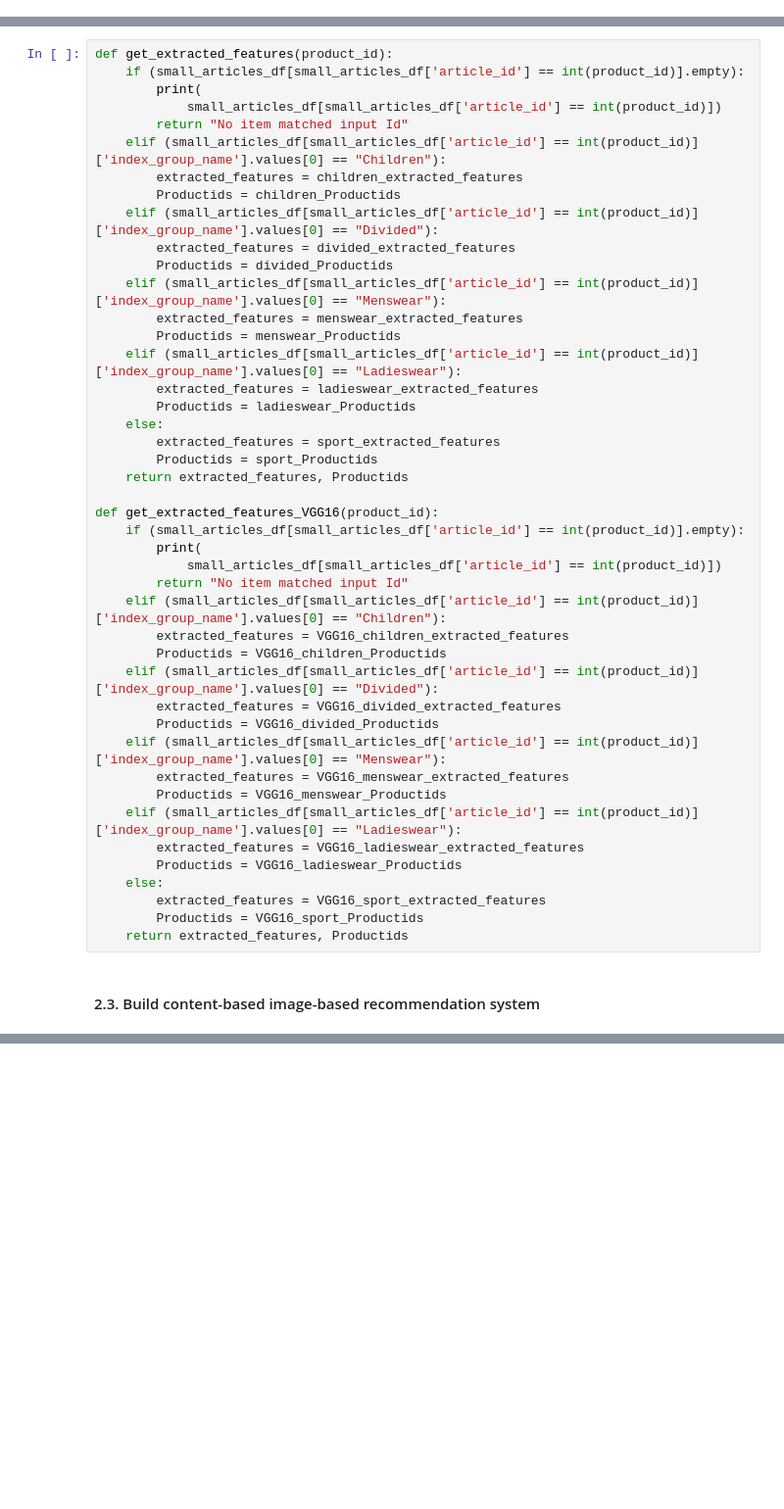
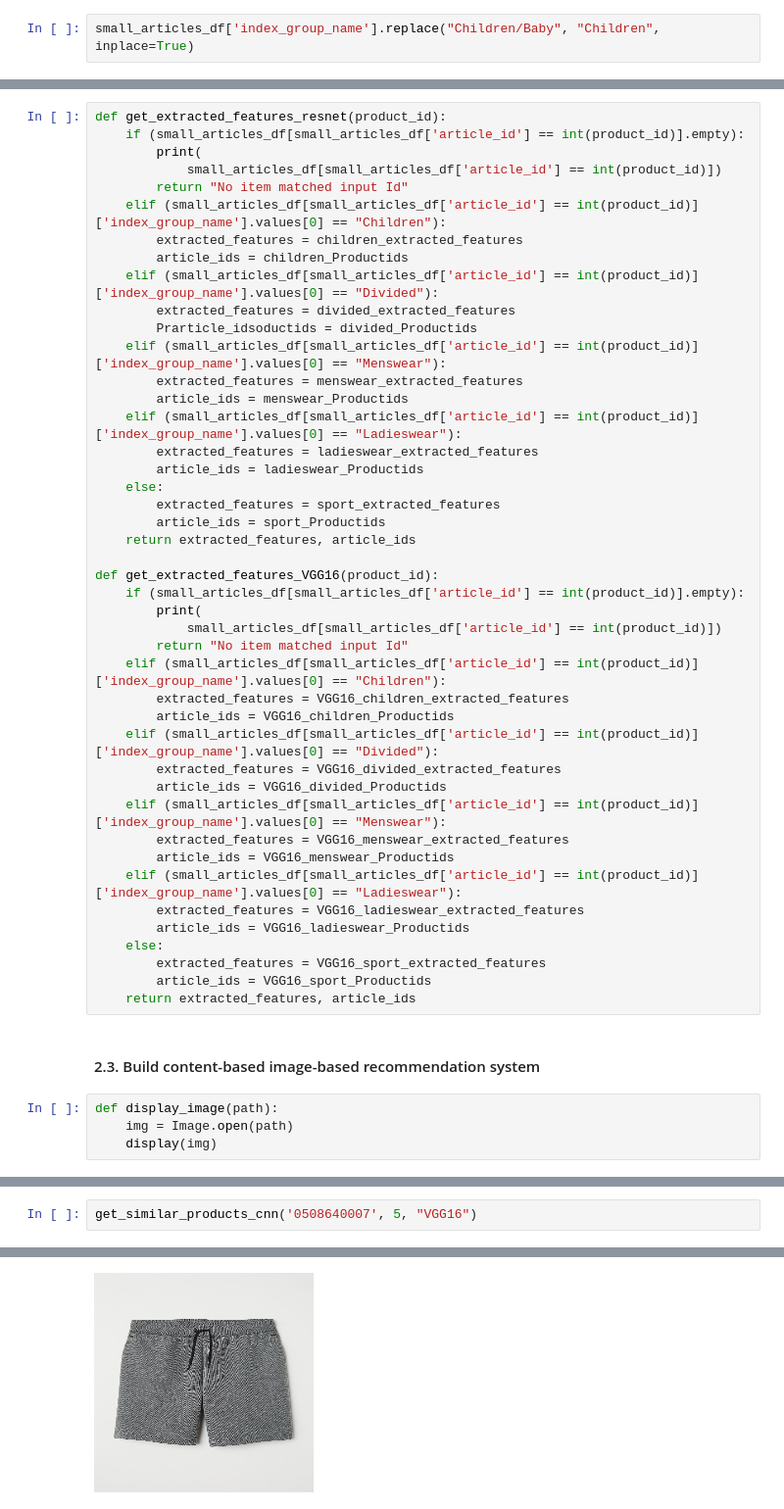
Before and after one commit to GiangNguyenn/FinalAssignmentGroup03, a Jupyter notebook: refactor_asm_3.ipynb, the cells around one changed output, grey strips where cells are left out. Shown at 98% size. Cells and saved outputs as stored; diff of their text form; blank space fills up the shorter version.

```diff
--- a/refactor_asm_3.ipynb
+++ b/refactor_asm_3.ipynb
@@ -320,3 +344,5 @@ The number of samples and images are now equal to each other.
+# %%
+small_articles_df['index_group_name'].replace("Children/Baby", "Children", inplace=True)
 # %% [markdown]
 ## 2. Transaction Dataset:
 # %% [markdown]
@@ -1239,27 +1285,27 @@ print(children_extracted_features[0].reshape(224, 224, 2))
 # %% [markdown]
 #### 2.3.3. Load Features
 # %%
-def get_extracted_features(product_id):
+def get_extracted_features_resnet(product_id):
     if (small_articles_df[small_articles_df['article_id'] == int(product_id)].empty):
         print(
             small_articles_df[small_articles_df['article_id'] == int(product_id)])
         return "No item matched input Id"
     elif (small_articles_df[small_articles_df['article_id'] == int(product_id)]['index_group_name'].values[0] == "Children"):
         extracted_features = children_extracted_features
-        Productids = children_Productids
+        article_ids = children_Productids
     elif (small_articles_df[small_articles_df['article_id'] == int(product_id)]['index_group_name'].values[0] == "Divided"):
         extracted_features = divided_extracted_features
-        Productids = divided_Productids
+        Prarticle_idsoductids = divided_Productids
     elif (small_articles_df[small_articles_df['article_id'] == int(product_id)]['index_group_name'].values[0] == "Menswear"):
         extracted_features = menswear_extracted_features
-        Productids = menswear_Productids
+        article_ids = menswear_Productids
     elif (small_articles_df[small_articles_df['article_id'] == int(product_id)]['index_group_name'].values[0] == "Ladieswear"):
         extracted_features = ladieswear_extracted_features
-        Productids = ladieswear_Productids
+        article_ids = ladieswear_Productids
     else:
         extracted_features = sport_extracted_features
-        Productids = sport_Productids
-    return extracted_features, Productids
+        article_ids = sport_Productids
+    return extracted_features, article_ids
 
 def get_extracted_features_VGG16(product_id):
     if (small_articles_df[small_articles_df['article_id'] == int(product_id)].empty):
@@ -1268,19 +1314,23 @@ def get_extracted_features_VGG16(product_id):
         return "No item matched input Id"
     elif (small_articles_df[small_articles_df['article_id'] == int(product_id)]['index_group_name'].values[0] == "Children"):
         extracted_features = VGG16_children_extracted_features
-        Productids = VGG16_children_Productids
+        article_ids = VGG16_children_Productids
     elif (small_articles_df[small_articles_df['article_id'] == int(product_id)]['index_group_name'].values[0] == "Divided"):
         extracted_features = VGG16_divided_extracted_features
-        Productids = VGG16_divided_Productids
+        article_ids = VGG16_divided_Productids
     elif (small_articles_df[small_articles_df['article_id'] == int(product_id)]['index_group_name'].values[0] == "Menswear"):
         extracted_features = VGG16_menswear_extracted_features
-        Productids = VGG16_menswear_Productids
+        article_ids = VGG16_menswear_Productids
     elif (small_articles_df[small_articles_df['article_id'] == int(product_id)]['index_group_name'].values[0] == "Ladieswear"):
         extracted_features = VGG16_ladieswear_extracted_features
-        Productids = VGG16_ladieswear_Productids
+        article_ids = VGG16_ladieswear_Productids
     else:
         extracted_features = VGG16_sport_extracted_features
-        Productids = VGG16_sport_Productids
-    return extracted_features, Productids
+        article_ids = VGG16_sport_Productids
+    return extracted_features, article_ids
 # %% [markdown]
 #### 2.3. Build content-based image-based recommendation system
+# %%
+def display_image(path):
+    img = Image.open(path)
+    display(img)
@@ -1286,0 +1395,3 @@ def get_extracted_features_VGG16(product_id):
+# %%
+get_similar_products_cnn('0508640007', 5, "VGG16")
+# %% [output]
@@ -1286,0 +1399 @@ def get_extracted_features_VGG16(product_id):
+[figure, added]
```
Also changed, not shown: parts of 30 cells of this notebook.
